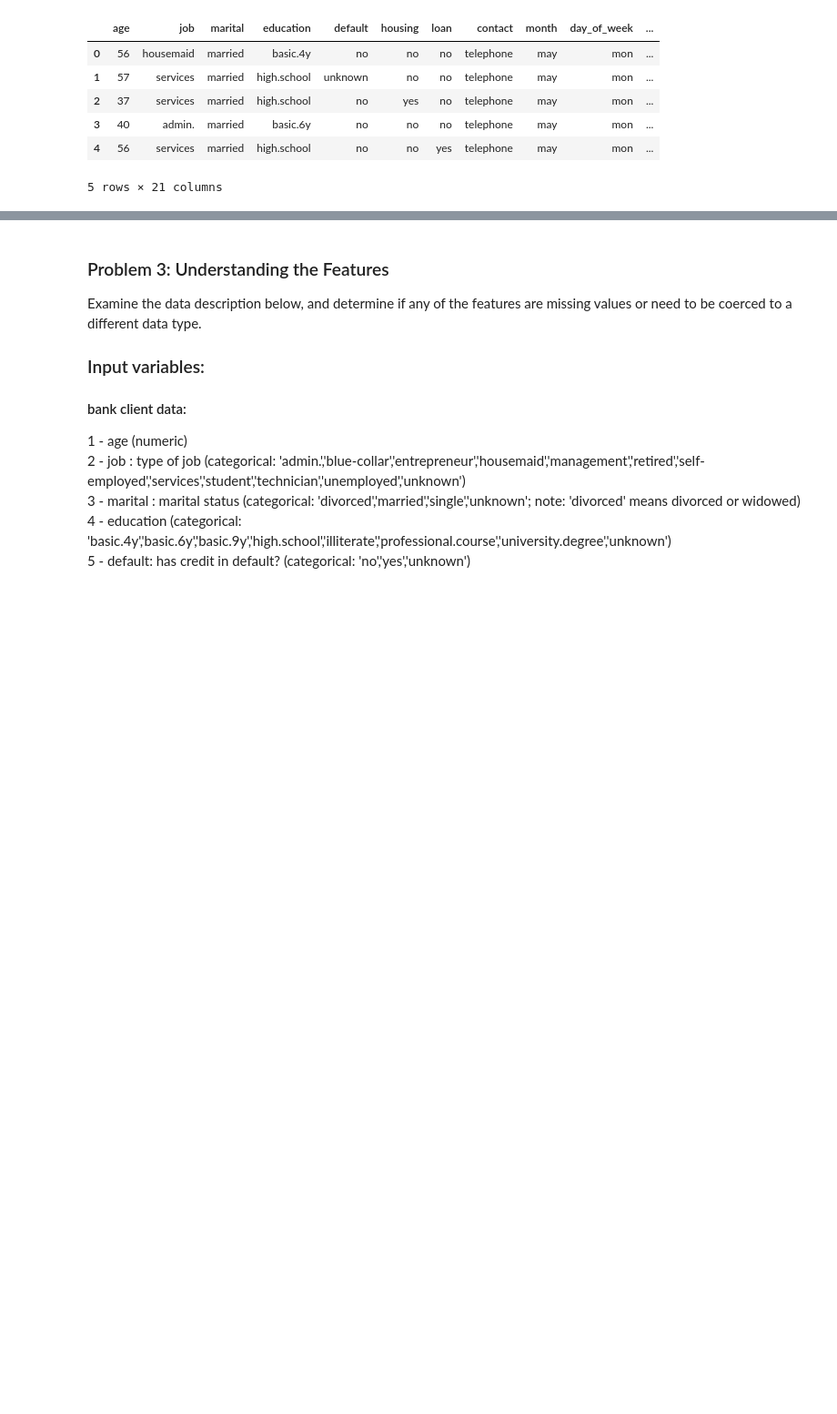
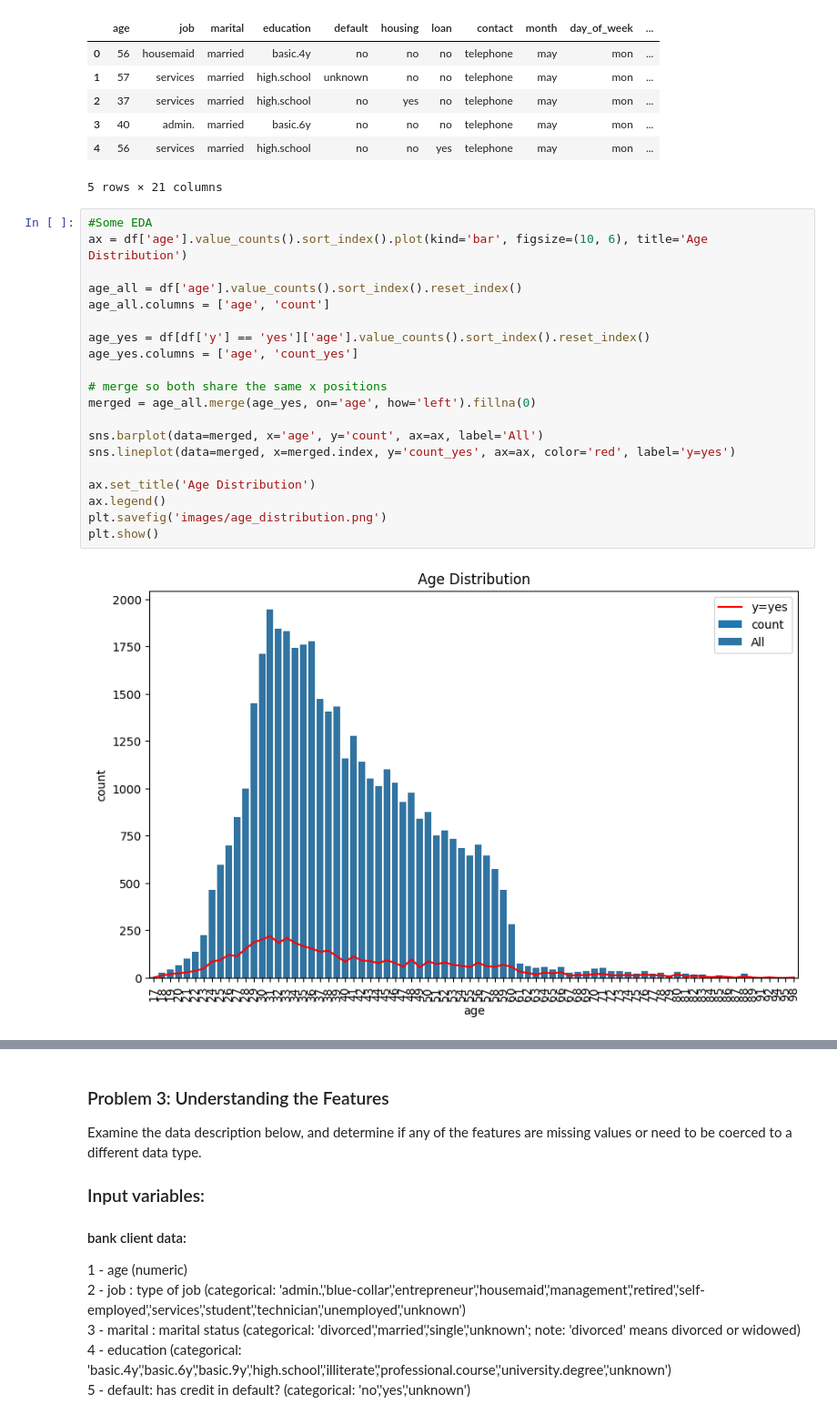
Before and after one commit to coconut808/ML-AI, a Jupyter notebook: Assignment_17.1/prompt_III.ipynb, the cells around one changed output, grey strips where cells are left out. Shown at 91% size. Drawn from its saved outputs; the diff is of its cells as text; blank space fills up the shorter version.

```diff
--- a/Assignment_17.1/prompt_III.ipynb
+++ b/Assignment_17.1/prompt_III.ipynb
@@ -52,3 +52,25 @@ df.head()
 | 3 | 40 | admin. | married | basic.6y | no | no | no | telephone | may | mon | ... |
 | 4 | 56 | services | married | high.school | no | no | yes | telephone | may | mon | ... |
 5 rows × 21 columns
+# %%
+#Some EDA
+ax = df['age'].value_counts().sort_index().plot(kind='bar', figsize=(10, 6), title='Age Distribution')
+
+age_all = df['age'].value_counts().sort_index().reset_index()
+age_all.columns = ['age', 'count']
+
+age_yes = df[df['y'] == 'yes']['age'].value_counts().sort_index().reset_index()
+age_yes.columns = ['age', 'count_yes']
+
+# merge so both share the same x positions
+merged = age_all.merge(age_yes, on='age', how='left').fillna(0)
+
+sns.barplot(data=merged, x='age', y='count', ax=ax, label='All')
+sns.lineplot(data=merged, x=merged.index, y='count_yes', ax=ax, color='red', label='y=yes')
+
+ax.set_title('Age Distribution')
+ax.legend()
+plt.savefig('images/age_distribution.png')
+plt.show()
+# %% [output]
+[figure, added]
```
Also changed, not shown: parts of 5 cells of this notebook, 1 other file.
